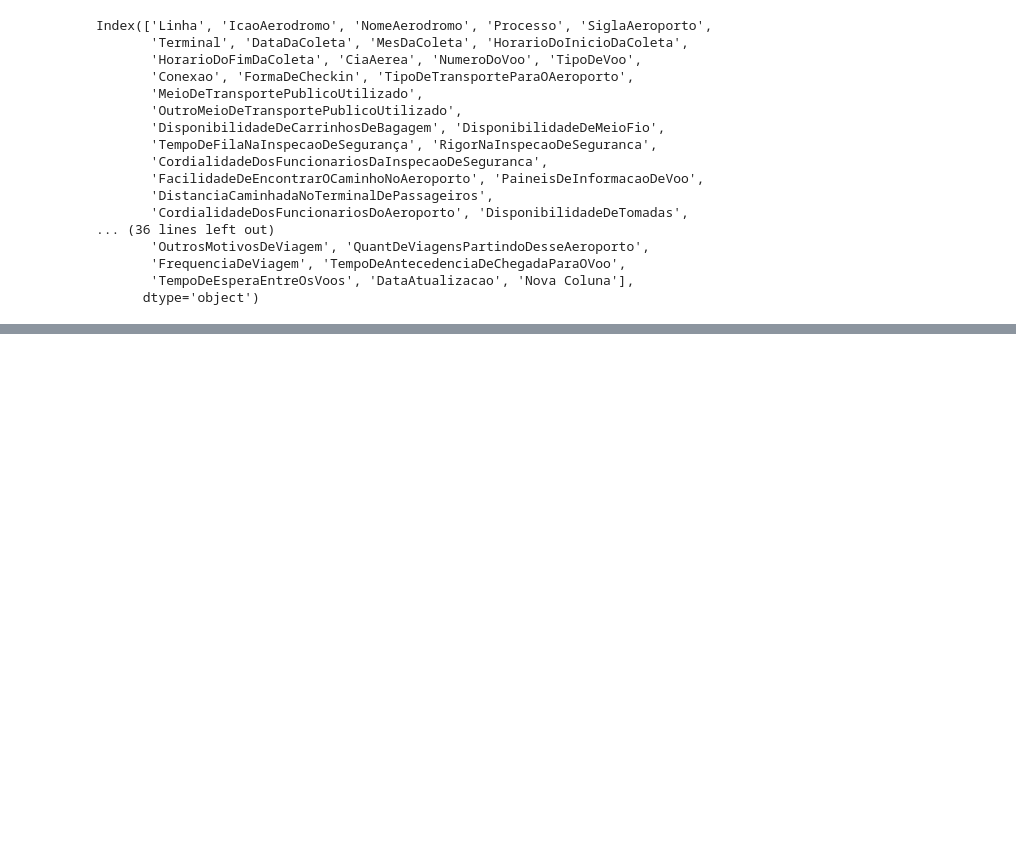
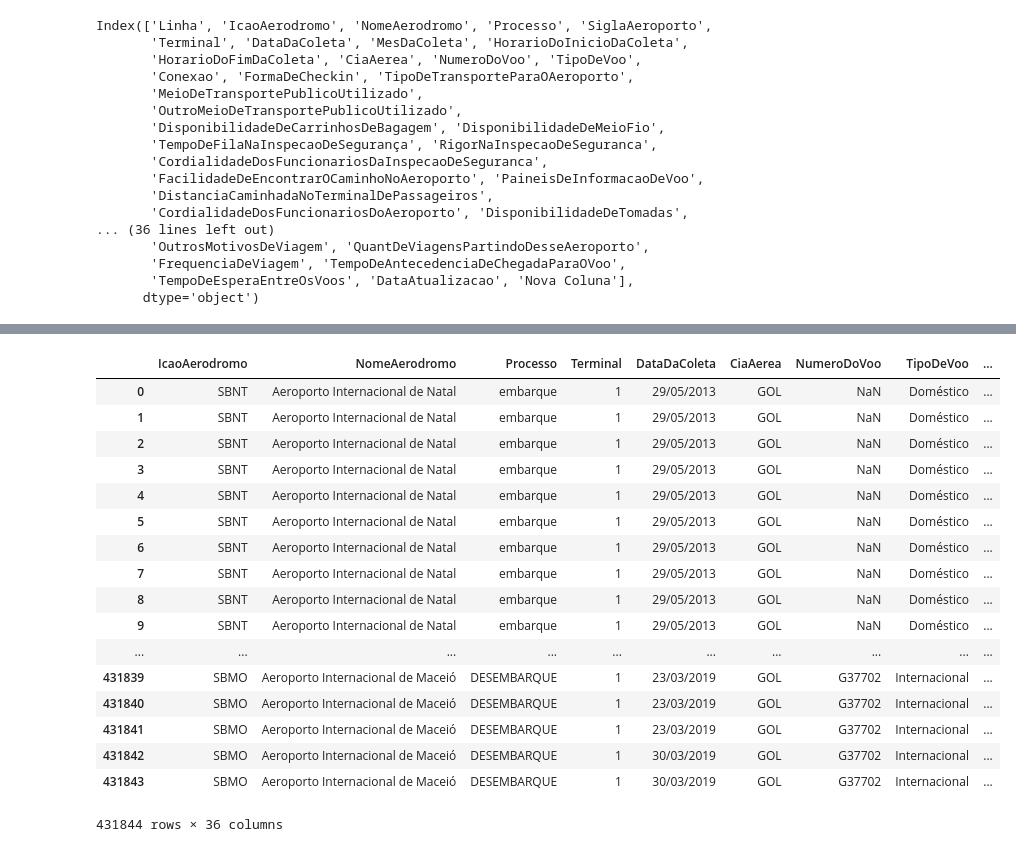
Before and after one commit to LeniceMirian/CAP394, a Jupyter notebook: Operating Performance_Airport Commercial Indicators.ipynb, the cells around one changed output, grey strips where cells are left out. Cells and saved outputs as stored; diff of their text form; code cells hidden in the pictures; blank space fills up the shorter version.

```diff
--- a/Operating Performance_Airport Commercial Indicators.ipynb
+++ b/Operating Performance_Airport Commercial Indicators.ipynb
@@ -239,0 +154,39 @@ Name: ValorDosProdutosComerciais, dtype: int64
+# %%
+#Removing Columns
+newdf = df.drop(['FormaDeCheckin','Nova Coluna', 'SiglaAeroporto', 'MesDaColeta', 'HorarioDoInicioDaColeta', 'Linha',
+                 'HorarioDoFimDaColeta', 'TipoDeTransporteParaOAeroporto', 'MeioDeTransportePublicoUtilizado',
+                 'OutroMeioDeTransportePublicoUtilizado', 'DisponibilidadeDeCarrinhosDeBagagem', 'DisponibilidadeDeMeioFio',
+                 'TempoDeFilaNaInspecaoDeSegurança', 'RigorNaInspecaoDeSeguranca','CordialidadeDosFuncionariosDaInspecaoDeSeguranca',
+                'FacilidadeDeEncontrarOCaminhoNoAeroporto', 'PaineisDeInformacaoDeVoo','DistanciaCaminhadaNoTerminalDePassageiros',
+                 'CordialidadeDosFuncionariosDoAeroporto','DisponibilidadeDeTomadas','QualidadeDaInternetWiFi','DisponibilidadeDeSanitarios',
+                'LimpezaDosSanitarios', 'DisponibilidadeDeAssentosNaSalaDeEmbarque','SensacaoDeProtecaoESeguranca','LimpezaGeralDoAeroporto',
+                 'DataAtualizacao', 'InformacaoNasEsteirasDeRestituicaoDeBagagem', 'InstalacoesDeEstacionamentoDeVeiculos',
+                 'CustoDoEstacionamento', 'DisponibilidadeDeBancosCaixasEletronicosCasasDeCambio',  'QualidadeSalaVip',
+                 'TempoDeFilaNoCheckinAutoatendimento', 'TempoDeFilaNoCheckinGuiche','EficienciaDosFuncionariosDoCheckin',
+                 'CordialidadeDosFuncionariosDoCheckin','FacilidadeParaRealizarConexoes', 'VelocidadeDaRestituicaoDeBagagem',
+                 'IntegridadeDaBagagem', 'TempoDeFilaNaEmigracao','CordialidadeDosFuncionariosDaEmigracao', 'TempoDeFilaNaImigracao',
+                 'CordialidadeDosFuncionariosDaImigracao', 'TempoDeFilaDaAduana', 'CordialidadeDoFuncionarioDaAduana', 'TransportePublico',
+                 'DisponibilidadeDeTaxi', 'SatisfacaoGeralDoAeroporto','ConfiabilidadeDaInspecaoDeSeguranca',
+                 'DisponibilidadeDeVagasNoEstacionamentoDeVeiculos','QualidadeDaInformacaoPrestadaPelaCiaAerea',
+                 'QualidadeDaAcessibilidadeDoAeroporto','DisponibilidadeDeVagasReservadasNoEstacionamento',
+                 'DisponibilidadeDeAssentosReservadosParaPessoasComCadeiraDeRodas','QualidadeDoMetodoDeDesembarque'], axis=1)
+newdf
+# %% [output]
+|  | IcaoAerodromo | NomeAerodromo | Processo | Terminal | DataDaColeta | CiaAerea | NumeroDoVoo | TipoDeVoo | ... |
+| 0 | SBNT | Aeroporto Internacional de Natal | embarque | 1 | 29/05/2013 | GOL | NaN | Doméstico | ... |
+| 1 | SBNT | Aeroporto Internacional de Natal | embarque | 1 | 29/05/2013 | GOL | NaN | Doméstico | ... |
+| 2 | SBNT | Aeroporto Internacional de Natal | embarque | 1 | 29/05/2013 | GOL | NaN | Doméstico | ... |
+| 3 | SBNT | Aeroporto Internacional de Natal | embarque | 1 | 29/05/2013 | GOL | NaN | Doméstico | ... |
+| 4 | SBNT | Aeroporto Internacional de Natal | embarque | 1 | 29/05/2013 | GOL | NaN | Doméstico | ... |
+| 5 | SBNT | Aeroporto Internacional de Natal | embarque | 1 | 29/05/2013 | GOL | NaN | Doméstico | ... |
+| 6 | SBNT | Aeroporto Internacional de Natal | embarque | 1 | 29/05/2013 | GOL | NaN | Doméstico | ... |
+| 7 | SBNT | Aeroporto Internacional de Natal | embarque | 1 | 29/05/2013 | GOL | NaN | Doméstico | ... |
+| 8 | SBNT | Aeroporto Internacional de Natal | embarque | 1 | 29/05/2013 | GOL | NaN | Doméstico | ... |
+| 9 | SBNT | Aeroporto Internacional de Natal | embarque | 1 | 29/05/2013 | GOL | NaN | Doméstico | ... |
+| ... | ... | ... | ... | ... | ... | ... | ... | ... | ... |
+| 431839 | SBMO | Aeroporto Internacional de Maceió | DESEMBARQUE | 1 | 23/03/2019 | GOL | G37702 | Internacional | ... |
+| 431840 | SBMO | Aeroporto Internacional de Maceió | DESEMBARQUE | 1 | 23/03/2019 | GOL | G37702 | Internacional | ... |
+| 431841 | SBMO | Aeroporto Internacional de Maceió | DESEMBARQUE | 1 | 23/03/2019 | GOL | G37702 | Internacional | ... |
+| 431842 | SBMO | Aeroporto Internacional de Maceió | DESEMBARQUE | 1 | 30/03/2019 | GOL | G37702 | Internacional | ... |
+| 431843 | SBMO | Aeroporto Internacional de Maceió | DESEMBARQUE | 1 | 30/03/2019 | GOL | G37702 | Internacional | ... |
+431844 rows × 36 columns
```
Also changed, not shown: parts of 29 cells of this notebook.
